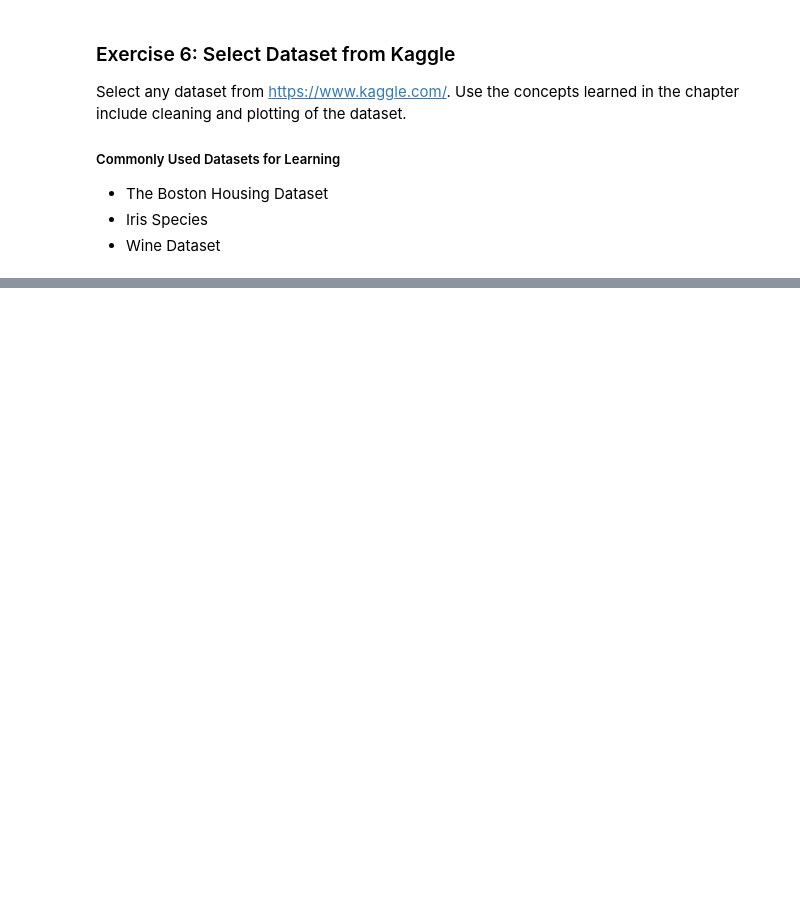
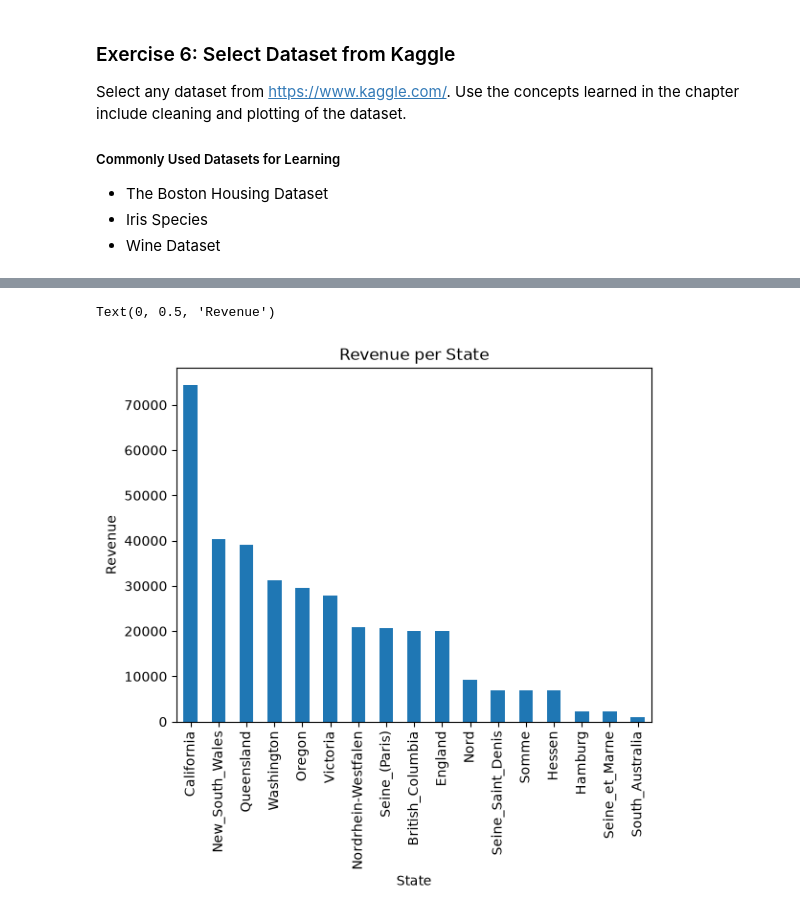
Before and after one commit to acamend/cs82b-portfolio, a Jupyter notebook: module-03/Module3Lab1.ipynb, the cells around one changed output, grey strips where cells are left out. Cells and saved outputs as stored; diff of their text form; code cells hidden in the pictures; blank space fills up the shorter version.

```diff
--- a/module-03/Module3Lab1.ipynb
+++ b/module-03/Module3Lab1.ipynb
@@ -973,0 +1335,8 @@ Select any dataset from https://www.kaggle.com/. Use the concepts learned in the
+# %%
+# Barplot #Revenue per State
+ax = df.groupby('State')['Revenue'].sum().sort_values(ascending=False).plot(kind='bar', title='Revenue per State')
+ax.set_xlabel('State')
+ax.set_ylabel('Revenue')
+# %% [output]
+Text(0, 0.5, 'Revenue')
+[figure, added]
```
Also changed, not shown: parts of 29 cells of this notebook.
